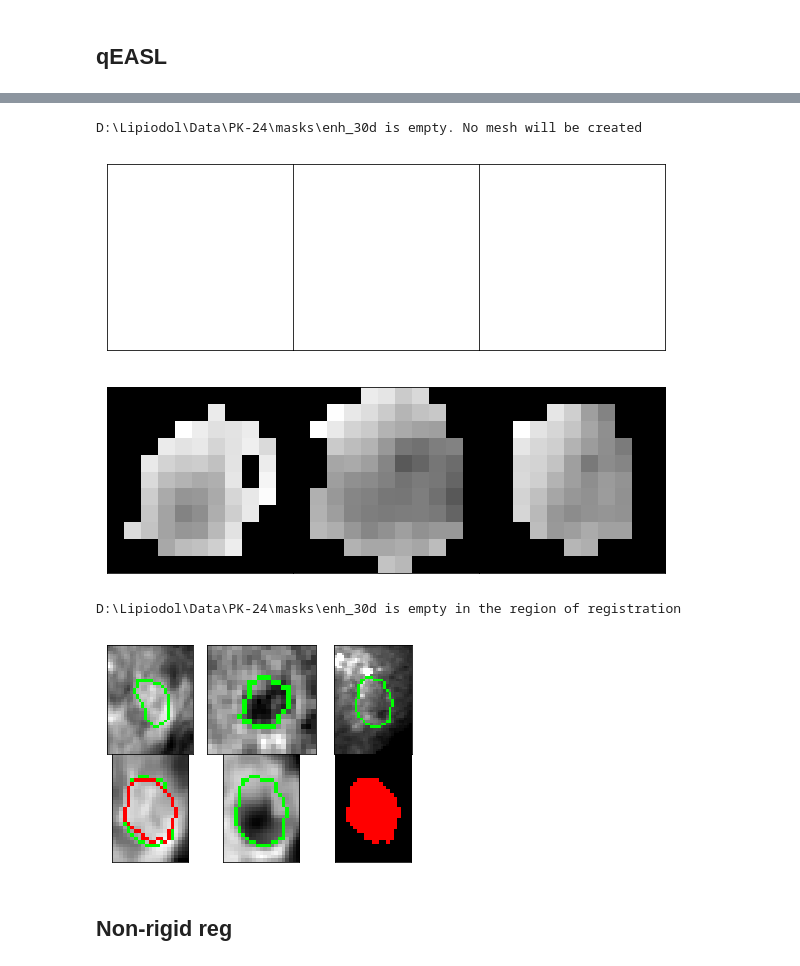
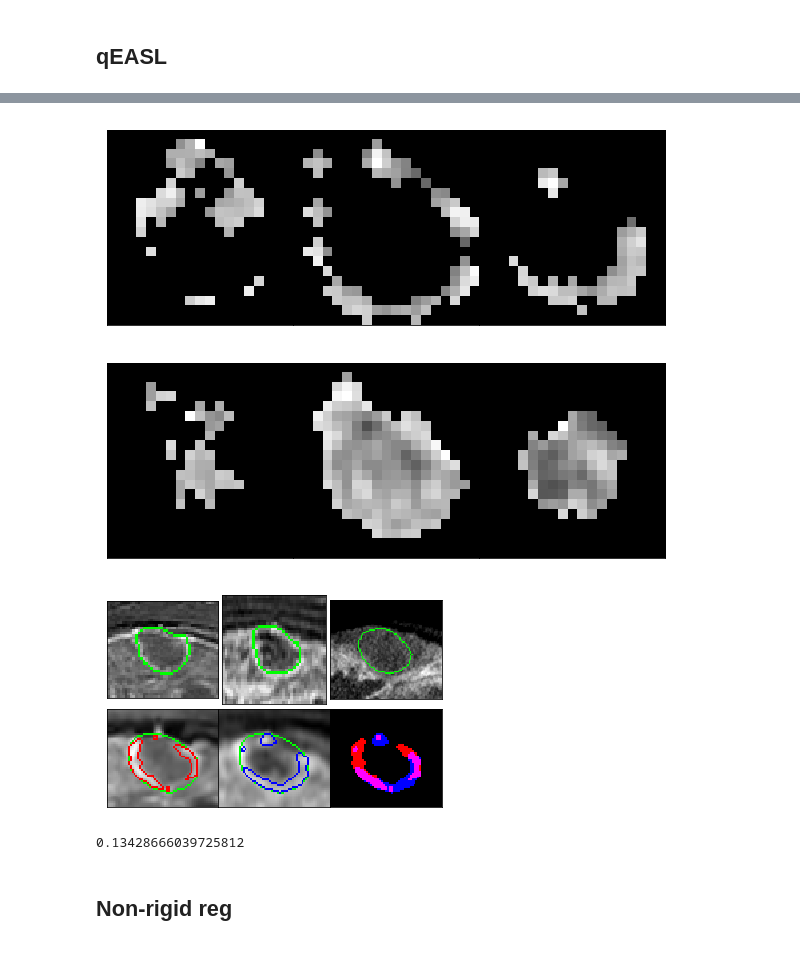
Before and after one commit to clintonjwang/lipiodol, a Jupyter notebook: data-retriever.ipynb, the cells around one changed output, grey strips where cells are left out. Cells and saved outputs as stored; diff of their text form; code cells hidden in the pictures.

```diff
--- a/data-retriever.ipynb
+++ b/data-retriever.ipynb
@@ -302,7 +338,7 @@ for fn in lesions[13:17]:
                                   P[mod]['enh'], P[mod]['nec'])
 # %%
 #df = pd.read_excel("D:\\Lipiodol\\qEASL.xlsx", index_col=0)
-target_dir = "D:\\Lipiodol\\Data"
-lesion_id = "PK-24".upper()
+#target_dir = "D:\\Lipiodol\\Data"
+lesion_id = "BM-30A".upper()
 importlib.reload(lm)
 P = lm.get_paths_dict(lesion_id, target_dir)
@@ -324,35 +384,39 @@ masks.draw_mask(P[mod]['nec'], P[mod]['art'], limit_mask_path=P[mod]['tumor']);
 # %%
 df = pd.read_excel("D:\\Lipiodol\\qEASL.xlsx", index_col=0)
 importlib.reload(masks)
 threshold = df.loc[lesion_id, "30d Threshold"]
 mod='mr30'
 lmet.seg_tumor_from_threshold(P[mod]['art'], P[mod]['pre'],
                               threshold, P[mod]['tumor'],
                               P[mod]['enh'], P[mod]['nec'])
-masks.draw_mask(P[mod]['enh'], P[mod]['art'], limit_mask_path=P[mod]['tumor']);
+if exists(P[mod]['enh']+".off"):
+    masks.draw_mask(P[mod]['enh'], P[mod]['art'], limit_mask_path=P[mod]['tumor']);
 # %% [output]
-D:\Lipiodol\Data\PK-24\masks\enh_30d is empty. No mesh will be created
-[figure, old version]
+[figure, new version]
 # %%
 mod='mr30'
-masks.draw_mask(P[mod]['nec'], P[mod]['art'], limit_mask_path=P[mod]['tumor']);
+if exists(P[mod]['nec']+".off"):
+    masks.draw_mask(P[mod]['nec'], P[mod]['art'], limit_mask_path=P[mod]['tumor']);
 # %% [output]
-[figure, old version]
+[figure, new version]
 # %%
 importlib.reload(lm)
 P = lm.get_paths_dict(lesion_id, target_dir)
 M = masks.get_mask(P['ct24Tx']['crop']['tumor'])[0]
 tumor_len = int(np.sum(M/M.max())**(1/3))
-R = (tumor_len / 13.)**.5
-lm.reg_to_ct24(lesion_id, target_dir, D=[R,R,R*2.5], padding=.2)
+R = (tumor_len / 13)**.5
+#R=1.
+lm.reg_to_ct24(lesion_id, target_dir, D=[R,R,R*2.5], padding=0.2)
-# %% [output]
-D:\Lipiodol\Data\PK-24\masks\enh_30d is empty in the region of registration
 # %%
 importlib.reload(lvis)
 save_dir = r"C:\Users\Clinton\Box\FOR CLINTON BOX FOLDER\Lesion Gallery\Registered Imgs"
 lvis.draw_reg_seq(lesion_id, target_dir, save_dir)
 # %% [output]
-[figure, old version]
+[figure, new version]
+# %%
+lan.get_qEASL(lesion_id, target_dir)
+# %% [output]
+0.13428666039725812
 # %%
 importlib.reload(hf)
 mod='mrbl'
```
Also changed, not shown: parts of 38 cells of this notebook, 6 other files.
